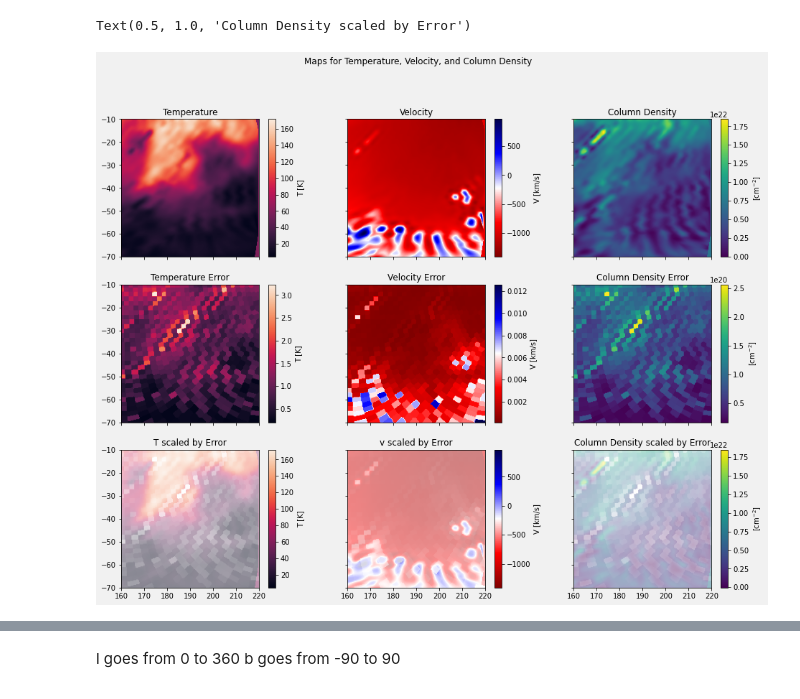
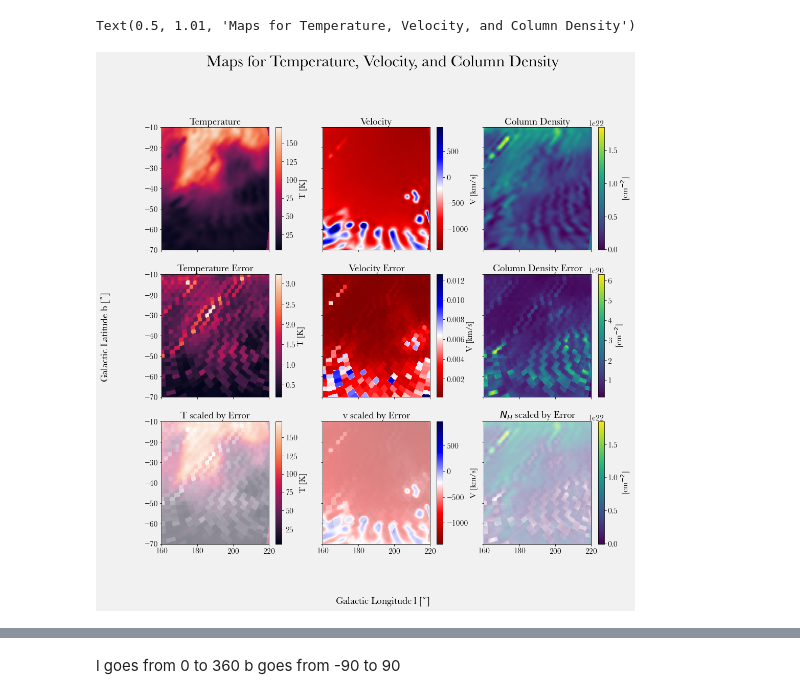
Before and after one commit to nolanylee/astro121lab, a Jupyter notebook: Column Density, Mass Calculation.ipynb, the cells around one changed output, grey strips where cells are left out. Saved outputs shown, nothing was run; the diff lists cells and outputs as text; code cells hidden in the pictures.

```diff
--- a/Column Density, Mass Calculation.ipynb
+++ b/Column Density, Mass Calculation.ipynb
@@ -2,9 +2,14 @@
 import numpy as np
 import pandas as pd
 import matplotlib.pyplot as plt
+import matplotlib
 import seaborn as sns
 from scipy import interpolate
 from astropy import units as u
 from astropy import constants as c
+import matplotlib as mpl
+
+mpl.rcParams['font.sans-serif']='Baskerville'
+mpl.rcParams['font.size']=16
 # %%
 df = pd.read_csv('final_data')
@@ -47,15 +61,0 @@ scaled_T = ((grid_N-grid_N.min())/(grid_N.max()-grid_N.min())+1)/2
-# %%
-grid_T_err = interpolate.griddata(points, df['T_err'], (grid_x, grid_y), method='nearest')
-grid_T_err = np.nan_to_num(grid_T_err, nan=grid_T_err[~np.isnan(grid_T_err)].mean())
-grid_v_err = interpolate.griddata(points, df['v_err'], (grid_x, grid_y), method='nearest')
-grid_v_err = np.nan_to_num(grid_v_err, nan=0)
-grid_σ_err = interpolate.griddata(points, df['σ_err'], (grid_x, grid_y), method='nearest')
-# grid_σ_err = np.nan_to_num(grid_σ_err, nan=grid_σ_err[~np.isnan(grid_σ)].mean())
-grid_N_err = grid_σ_err*grid_T_err*1e18
-grid_N_err = grid_N.mean()*np.sqrt((grid_T_err/grid_T.mean())**2+(grid_σ_err/grid_σ.mean())**2)
-
-
-# grid_N_err = np.nan_to_num(grid_N_err, nan=grid_N_err[~np.isnan(grid_N_err)].mean())
-scaled_T_err = ((grid_T_err-grid_T_err.min())/(grid_T_err.max()-grid_T_err.min())+1)/2
-scaled_v_err = ((grid_v_err-grid_v_err.min())/(grid_v_err.max()-grid_v_err.min())+1)/2
-scaled_N_err = ((grid_N_err-grid_N_err.min())/(grid_N_err.max()-grid_N_err.min())+1)/2
@@ -71,33 +62,39 @@ $[[3.7451475 \times 10^{19},~3.7451475 \times 10^{19},~3.7451475 \times 10^{19},
 # %%
-fig, ax = plt.subplots(figsize=[16, 12], facecolor='#f1f1f1', ncols=3, nrows=3, squeeze=True, sharex=True, sharey=True)
-im1 = ax[0, 0].imshow(grid_T.T, cmap='rocket', origin='lower', extent=[160, 220, -70, -10])
+fig, ax = plt.subplots(figsize=[16, 15], facecolor='#f1f1f1', ncols=3, nrows=3, squeeze=True, sharex=True, sharey=True)
+# fig.tight_layout()
+
+
+im1 = ax[0, 0].imshow(grid_T.T, cmap='rocket', origin='lower', aspect='auto', extent=[160, 220, -70, -10])
 fig.colorbar(im1, label='T [K]', ax=ax[0, 0])
 ax[0, 0].set_title('Temperature')
-im2 = ax[0, 1].imshow(grid_v.T, cmap='seismic_r', origin='lower', extent=[160, 220, -70, -10])
+im2 = ax[0, 1].imshow(grid_v.T, cmap='seismic_r', origin='lower',aspect='auto', extent=[160, 220, -70, -10])
 fig.colorbar(im2, label='V [km/s]', ax=ax[0, 1])
 ax[0, 1].set_title('Velocity')
-im3 = ax[0, 2].imshow(grid_N.T, cmap='viridis', origin='lower', extent=[160, 220, -70, -10])
+im3 = ax[0, 2].imshow(grid_N.T, cmap='viridis', origin='lower',aspect='auto', extent=[160, 220, -70, -10])
 fig.colorbar(im3, label=r'[cm$^{-2}$]', ax=ax[0, 2])
 ax[0, 2].set_title('Column Density')
-fig.suptitle('Maps for Temperature, Velocity, and Column Density')
-im4 = ax[1, 0].imshow(grid_T_err.T, cmap='rocket', origin='lower', extent=[160, 220, -70, -10])
+im4 = ax[1, 0].imshow(grid_T_err.T, cmap='rocket', origin='lower', aspect='auto', extent=[160, 220, -70, -10])
 fig.colorbar(im4, label='T [K]', ax=ax[1, 0])
 ax[1, 0].set_title('Temperature Error')
-im5 = ax[1, 1].imshow(grid_v_err.T, cmap='seismic_r', origin='lower', extent=[160, 220, -70, -10])
+im5 = ax[1, 1].imshow(grid_v_err.T, cmap='seismic_r', origin='lower',aspect='auto', extent=[160, 220, -70, -10])
 fig.colorbar(im5, label='V [km/s]', ax=ax[1, 1])
 ax[1, 1].set_title('Velocity Error')
-im6 = ax[1, 2].imshow(grid_N_err.T, cmap='viridis', origin='lower', extent=[160, 220, -70, -10])
+im6 = ax[1, 2].imshow(grid_N_err.T, cmap='viridis', origin='lower',aspect='auto', extent=[160, 220, -70, -10])
 fig.colorbar(im6, label=r'[cm$^{-2}$]', ax=ax[1, 2])
 ax[1, 2].set_title('Column Density Error')
-im4 = ax[2, 0].imshow(grid_T.T, cmap='rocket', origin='lower', extent=[160, 220, -70, -10], alpha=1-scaled_T_err.T)
+im4 = ax[2, 0].imshow(grid_T.T, cmap='rocket', origin='lower', aspect='auto',extent=[160, 220, -70, -10], alpha=1-scaled_T_err.T)
 fig.colorbar(im4, label='T [K]', ax=ax[2, 0])
 ax[2, 0].set_title('T scaled by Error')
-im5 = ax[2, 1].imshow(grid_v.T, cmap='seismic_r', origin='lower', extent=[160, 220, -70, -10], alpha=1-scaled_v_err.T)
+im5 = ax[2, 1].imshow(grid_v.T, cmap='seismic_r', origin='lower', aspect='auto',extent=[160, 220, -70, -10], alpha=1-scaled_v_err.T)
 fig.colorbar(im5, label='V [km/s]', ax=ax[2, 1])
 ax[2, 1].set_title('v scaled by Error')
-im6 = ax[2, 2].imshow(grid_N.T, cmap='viridis', origin='lower', extent=[160, 220, -70, -10], alpha=1-scaled_N_err.T)
+im6 = ax[2, 2].imshow(grid_N.T, cmap='viridis', origin='lower',aspect='auto', extent=[160, 220, -70, -10], alpha=1-scaled_N_err.T)
 fig.colorbar(im6, label=r'[cm$^{-2}$]', ax=ax[2, 2])
-ax[2, 2].set_title('Column Density scaled by Error')
+ax[2, 2].set_title(f'$N_H$ scaled by Error')
+
+fig.supylabel('Galactic Latitude b [$^{\circ}$]')
+fig.supxlabel('Galactic Longitude l [$^{\circ}$]')
+fig.suptitle('Maps for Temperature, Velocity, and Column Density', fontsize=32, y=1.01, style='italic')
 # %% [output]
-Text(0.5, 1.0, 'Column Density scaled by Error')
+Text(0.5, 1.01, 'Maps for Temperature, Velocity, and Column Density')
-[figure, old version]
+[figure, new version]
```
Also changed, not shown: parts of 12 cells of this notebook.
